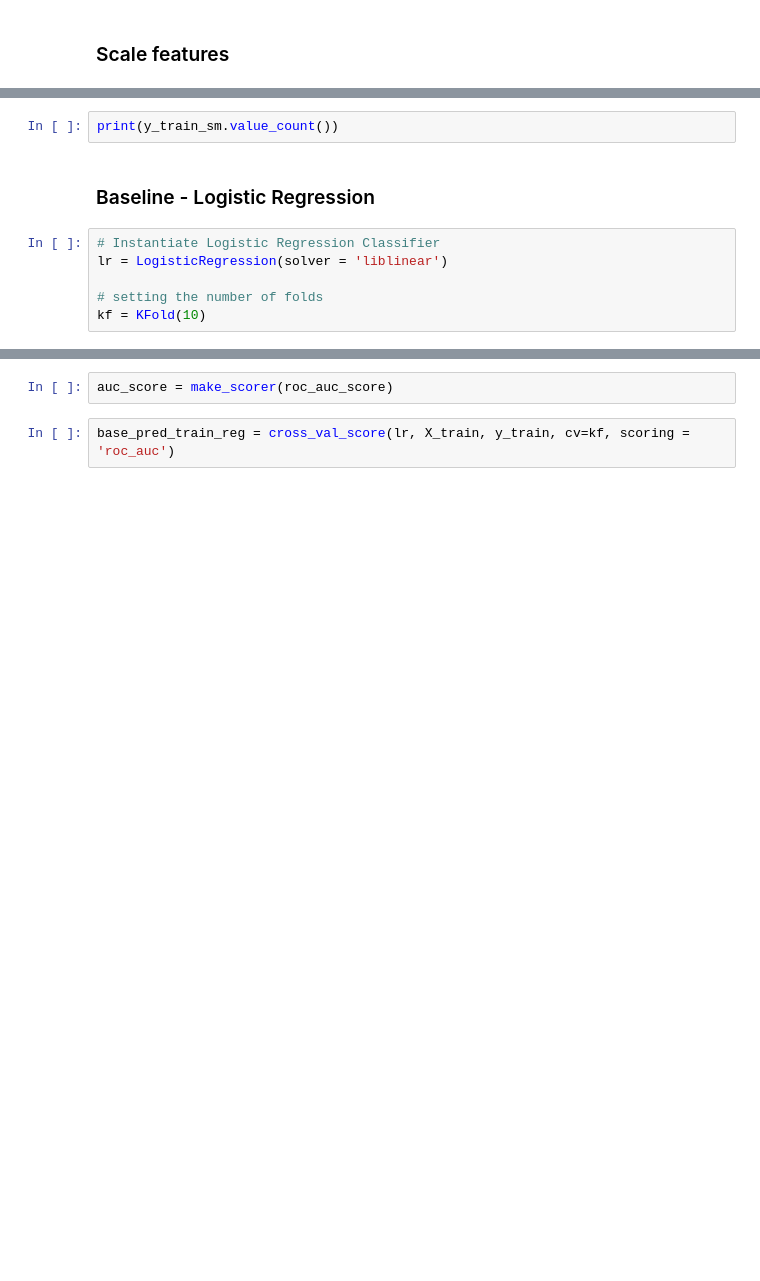
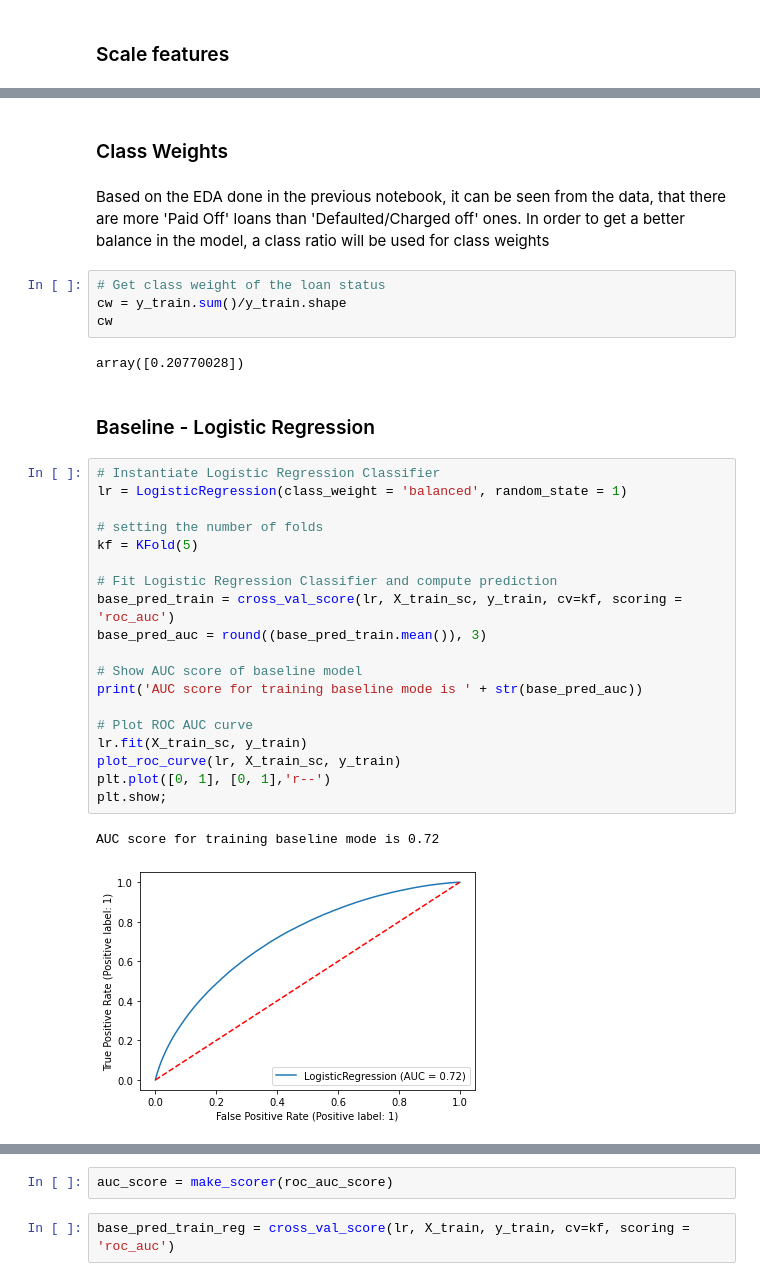
Before and after one commit to garethrloh/ga-dsi-capstone, a Jupyter notebook: notebooks/03_model_selection.ipynb, the cells around one changed output, grey strips where cells are left out. Drawn from its saved outputs; the diff is of its cells as text; blank space fills up the shorter version.

```diff
--- a/notebooks/03_model_selection.ipynb
+++ b/notebooks/03_model_selection.ipynb
@@ -196,10 +104,34 @@ print((y_train_sm).shape-np.sum(y_train_sm))
-# %%
-print(y_train_sm.value_count())
+# %% [markdown]
+### Class Weights
+# %% [markdown]
+Based on the EDA done in the previous notebook, it can be seen from the data, that there are more 'Paid Off' loans than 'Defaulted/Charged off' ones. In order to get a better balance in the model, a class ratio will be used for class weights
+# %%
+# Get class weight of the loan status
+cw = y_train.sum()/y_train.shape
+cw
+# %% [output]
+array([0.20770028])
 # %% [markdown]
 ### Baseline - Logistic Regression
 # %%
 # Instantiate Logistic Regression Classifier
-lr = LogisticRegression(solver = 'liblinear')
+lr = LogisticRegression(class_weight = 'balanced', random_state = 1)
 
 # setting the number of folds
-kf = KFold(10)
+kf = KFold(5)
+
+# Fit Logistic Regression Classifier and compute prediction
+base_pred_train = cross_val_score(lr, X_train_sc, y_train, cv=kf, scoring = 'roc_auc')
+base_pred_auc = round((base_pred_train.mean()), 3)
+
+# Show AUC score of baseline model
+print('AUC score for training baseline mode is ' + str(base_pred_auc))
+
+# Plot ROC AUC curve
+lr.fit(X_train_sc, y_train)
+plot_roc_curve(lr, X_train_sc, y_train)
+plt.plot([0, 1], [0, 1],'r--')
+plt.show;
+# %% [output]
+AUC score for training baseline mode is 0.72
+[figure, added]
```
Also changed, not shown: parts of 125 cells of this notebook, 8 other files.
